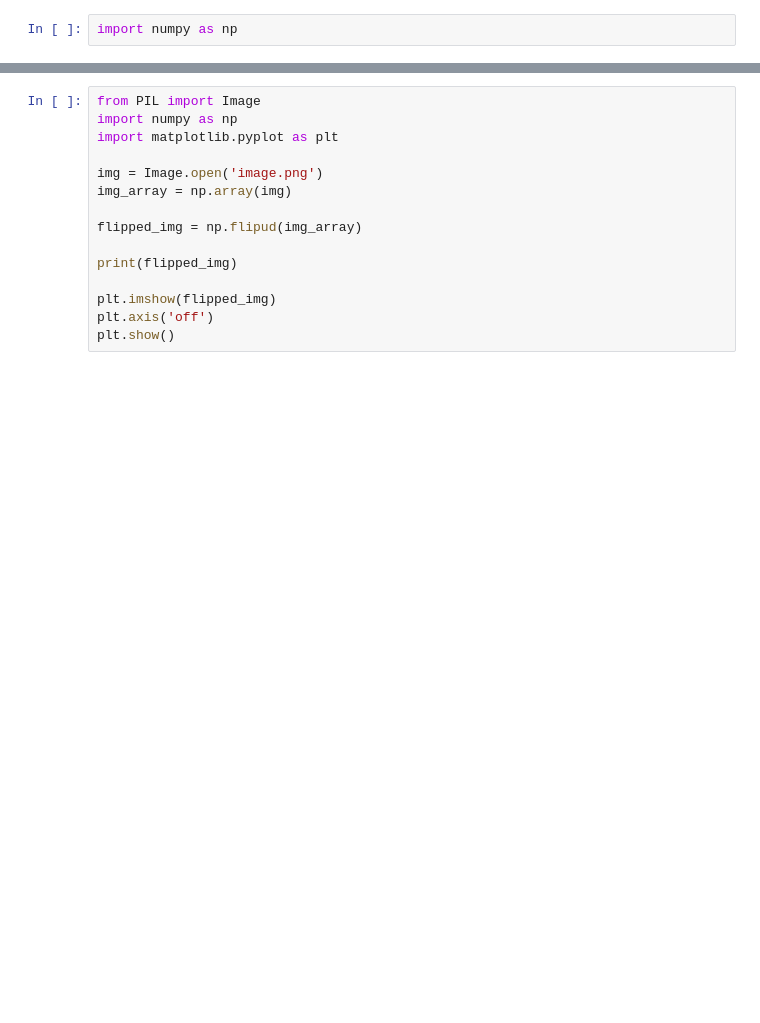
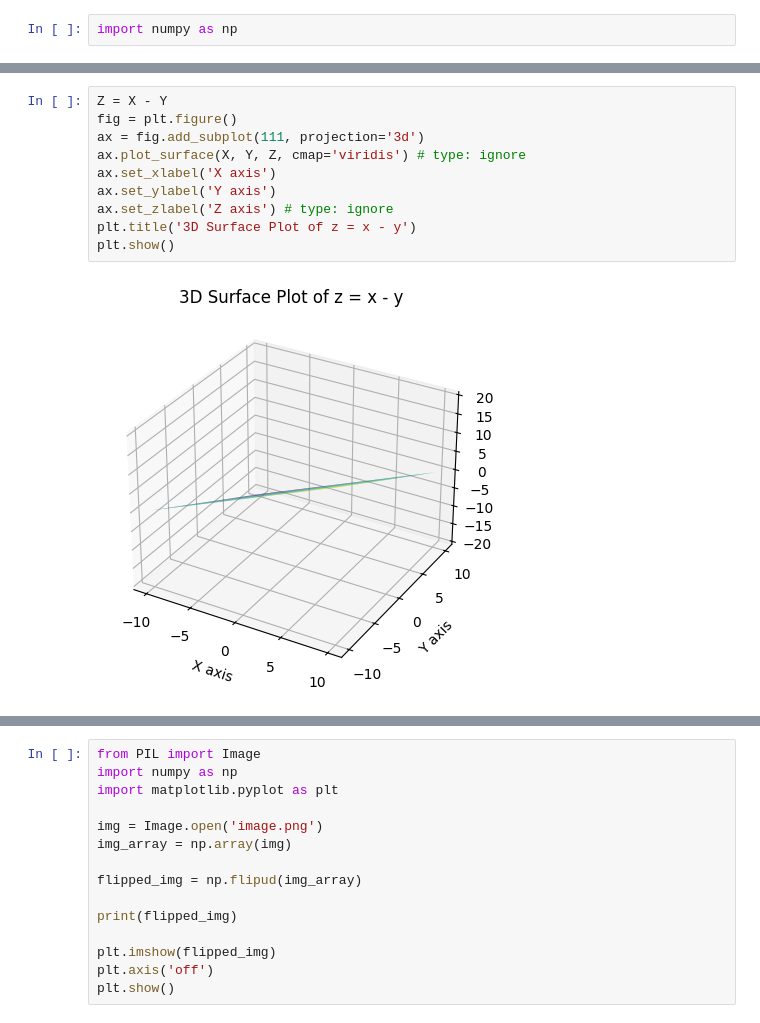
Before and after one commit to Pavan19047/SAMSUNG-INNOVATION-CAMPUS, a Jupyter notebook: main.ipynb, the cells around one changed output, grey strips where cells are left out. Saved outputs shown, nothing was run; the diff lists cells and outputs as text; blank space fills up the shorter version.

```diff
--- a/main.ipynb
+++ b/main.ipynb
@@ -362,0 +363,12 @@ plt.show()
+# %%
+Z = X - Y
+fig = plt.figure()
+ax = fig.add_subplot(111, projection='3d')
+ax.plot_surface(X, Y, Z, cmap='viridis') # type: ignore
+ax.set_xlabel('X axis')
+ax.set_ylabel('Y axis')
+ax.set_zlabel('Z axis') # type: ignore
+plt.title('3D Surface Plot of z = x - y')
+plt.show()
+# %% [output]
+[figure, added]
```
Also changed, not shown: parts of 22 cells of this notebook.
